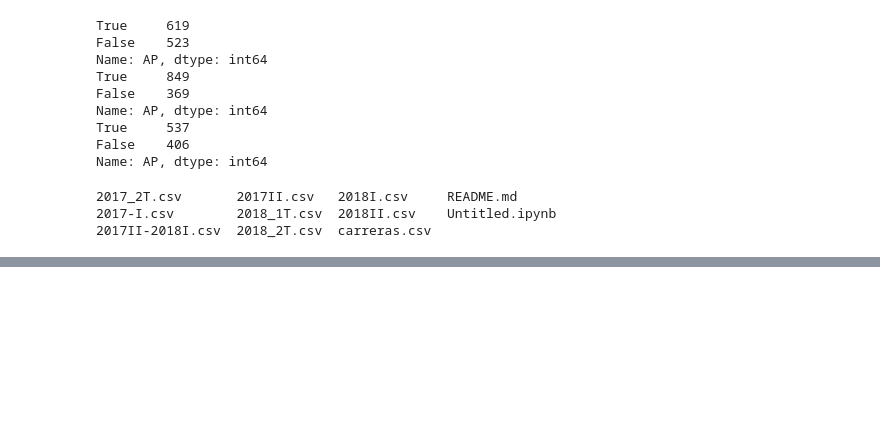
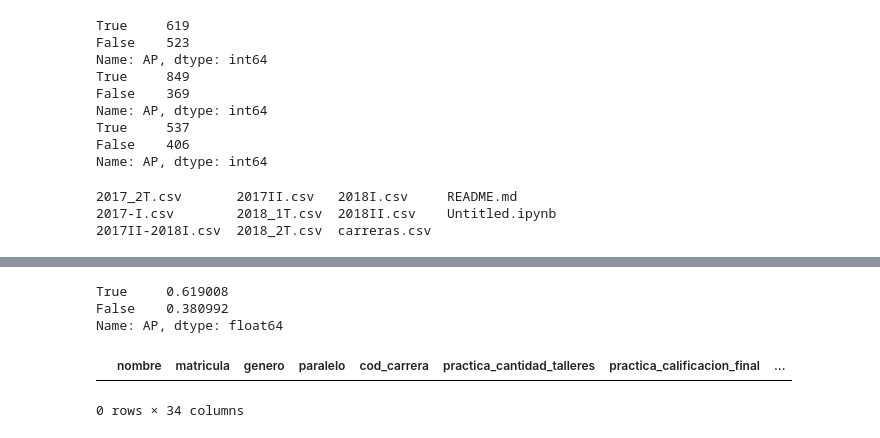
Before and after one commit to obayona/FP-data, a Jupyter notebook: AgregarColumnas.ipynb, the cells around one changed output, grey strips where cells are left out. Saved outputs shown, nothing was run; the diff lists cells and outputs as text; code cells hidden in the pictures; blank space fills up the shorter version.

```diff
--- a/AgregarColumnas.ipynb
+++ b/AgregarColumnas.ipynb
@@ -133,0 +201,13 @@ for i, filename in enumerate(("2017_2T", "2018_1T", "2018_2T")):
+# %%
+df_2017["teoria_mejoramiento_calificacion_final"] = df_2017.teoria_mejoramiento_calificacion_final.fillna(0)
+# %%
+not_modify = ["nombre", "matricula", "genero", "paralelo", "cod_carrera", "practica_cantidad_talleres",
+             "teoria_2doparcial_cantidad_actividades"]
+for col in df_2017.columns:
+        if col not in not_modify:
+            print(col)
+            df_2017[col] = df_2017[col].astype(str)
+            df_2017[col] = df_2017[col].str.replace(',', '.')
+            df_2017[col] = df_2017[col].str.replace('-', '0')
+            df_2017[col] = df_2017[col].astype(float)
+#df_2017["teoría_mejoramiento_calificacion_final"] = df_2017.teoria_mejoramiento_calificacion_final.astype(float)
@@ -133,0 +260,24 @@ for i, filename in enumerate(("2017_2T", "2018_1T", "2018_2T")):
+# %%
+df_2017.AP.value_counts(normalize=True)
+# %% [output]
+True     0.619008
+False    0.380992
+Name: AP, dtype: float64
+# %%
+carreras = pd.read_csv("carreras_full.csv")
+# %%
+def cod_to_carrera(x):
+    carrera = carreras[carreras.cod_carrera == x["cod_carrera"]]
+    if len(carrera) != 0:
+        return carrera.iloc[0, 1]
+    #elif x["paralelo"] in (11, 14):
+    #    return x["cod_carrera"]
+    else:
+        return "UNK"
+# %%
+df = df_2017
+df["carrera"] = df.apply(cod_to_carrera, axis=1)
+df[df["carrera"] == "UNK"]
+# %% [output]
+|  | nombre | matricula | genero | paralelo | cod_carrera | practica_cantidad_talleres | practica_calificacion_final | ... |
+0 rows × 34 columns
```
Also changed, not shown: parts of 12 cells of this notebook, 13 other files.
